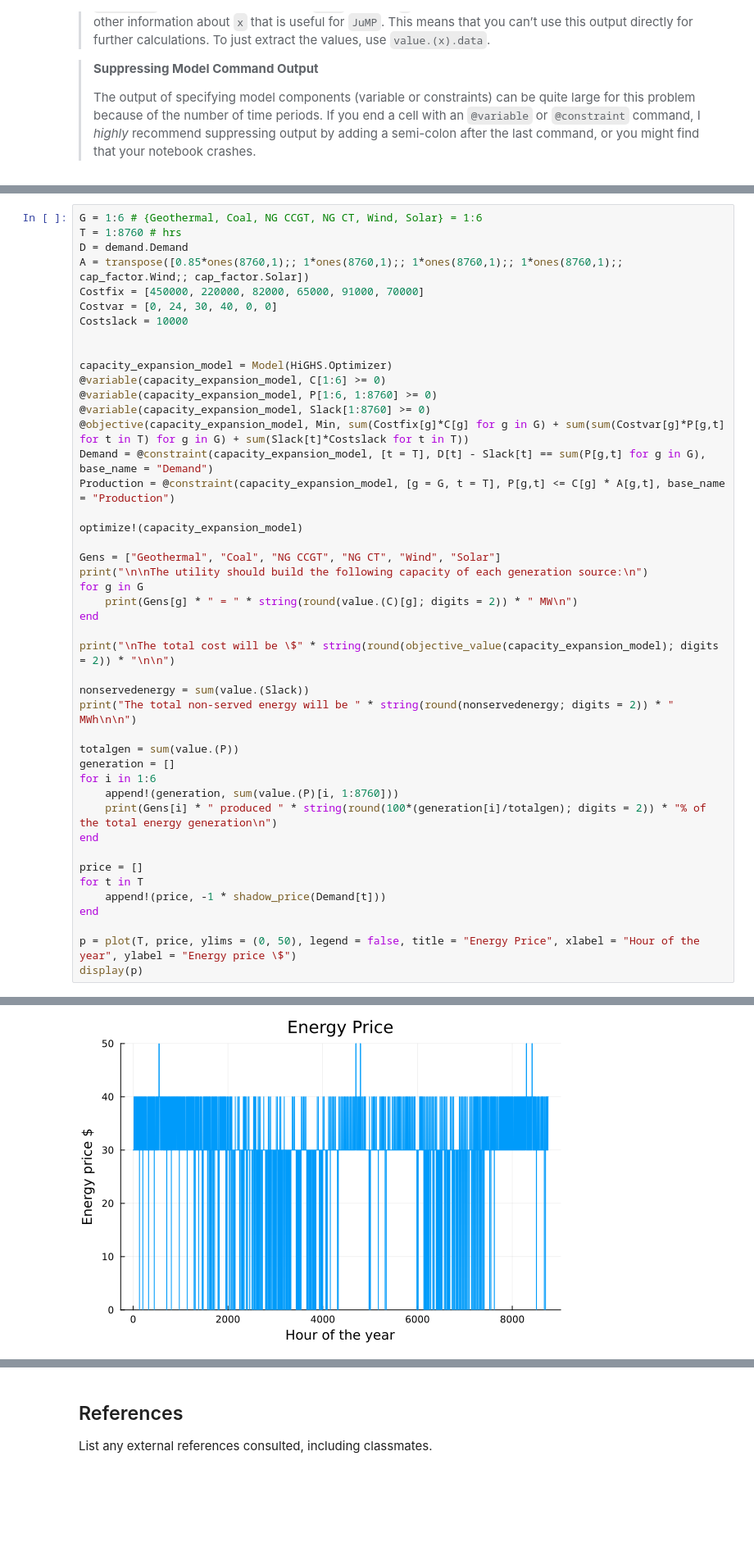
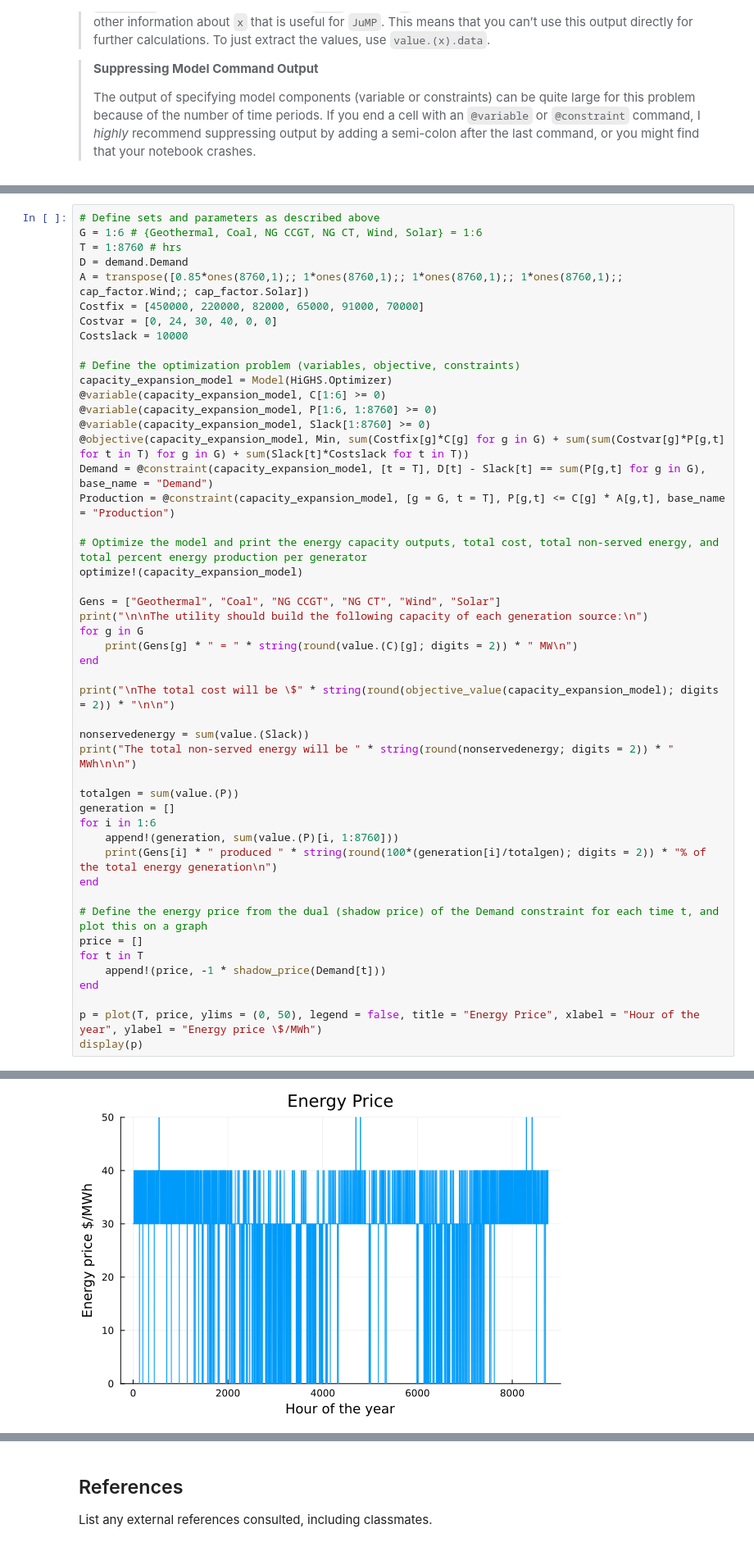
Before and after one commit to BEE4750-FA24/hw4-sad, a Jupyter notebook: hw04.ipynb, the cells around one changed output, grey strips where cells are left out. Shown at 82% size. Drawn from its saved outputs; the diff is of its cells as text; blank space fills up the shorter version.

```diff
--- a/hw04.ipynb
+++ b/hw04.ipynb
@@ -357,6 +370,7 @@ $ C_g \geq 0 \ \ \ \ \ \forall g \in G $ <br>
 $ P_{gt} \geq 0 \ \ \ \ \ \forall g \in G,\ \forall t \in T $ <br>
 $ Slack_t \geq 0 \ \ \ \ \ \forall t \in T $ <br>
 # %%
+# Define sets and parameters as described above
 G = 1:6 # {Geothermal, Coal, NG CCGT, NG CT, Wind, Solar} = 1:6
 T = 1:8760 # hrs
 D = demand.Demand
@@ -365,7 +379,7 @@ Costfix = [450000, 220000, 82000, 65000, 91000, 70000]
 Costvar = [0, 24, 30, 40, 0, 0]
 Costslack = 10000
 
-
+# Define the optimization problem (variables, objective, constraints)
 capacity_expansion_model = Model(HiGHS.Optimizer)
 @variable(capacity_expansion_model, C[1:6] >= 0)
 @variable(capacity_expansion_model, P[1:6, 1:8760] >= 0)
@@ -374,6 +388,7 @@ capacity_expansion_model = Model(HiGHS.Optimizer)
 Demand = @constraint(capacity_expansion_model, [t = T], D[t] - Slack[t] == sum(P[g,t] for g in G), base_name = "Demand")
 Production = @constraint(capacity_expansion_model, [g = G, t = T], P[g,t] <= C[g] * A[g,t], base_name = "Production")
 
+# Optimize the model and print the energy capacity outputs, total cost, total non-served energy, and total percent energy production per generator
 optimize!(capacity_expansion_model)
 
 Gens = ["Geothermal", "Coal", "NG CCGT", "NG CT", "Wind", "Solar"]
@@ -391,33 +406,34 @@ totalgen = sum(value.(P))
 generation = []
 for i in 1:6
     append!(generation, sum(value.(P)[i, 1:8760]))
     print(Gens[i] * " produced " * string(round(100*(generation[i]/totalgen); digits = 2)) * "% of the total energy generation\n")
 end
 
+# Define the energy price from the dual (shadow price) of the Demand constraint for each time t, and plot this on a graph
 price = []
 for t in T
     append!(price, -1 * shadow_price(Demand[t]))
 end
 
-p = plot(T, price, ylims = (0, 50), legend = false, title = "Energy Price", xlabel = "Hour of the year", ylabel = "Energy price \$")
+p = plot(T, price, ylims = (0, 50), legend = false, title = "Energy Price", xlabel = "Hour of the year", ylabel = "Energy price \$/MWh")
 display(p)
 # %% [output]
 Running HiGHS 1.7.2 (git hash: 5ce7a2753): Copyright (c) 2024 HiGHS under MIT licence terms
 Coefficient ranges:
   Matrix [5e-05, 1e+00]
   Cost   [2e+01, 4e+05]
   Bound  [0e+00, 0e+00]
   RHS    [1e+03, 3e+03]
 Presolving model
 56856 rows, 56862 cols, 153048 nonzeros  0s
 56856 rows, 56862 cols, 153048 nonzeros  0s
 Presolve : Reductions: rows 56856(-4464); columns 56862(-4464); elements 153048(-8928)
 Solving the presolved LP
 Using EKK dual simplex solver - serial
 ... (24 lines left out)
 NG CCGT produced 52.89% of the total energy generation
 NG CT produced 2.75% of the total energy generation
 Wind produced 8.68% of the total energy generation
 Solar produced 35.68% of the total energy generation
-[figure, old version]
+[figure, new version]
 # %% [markdown]
```
Also changed, not shown: parts of 5 cells of this notebook.
